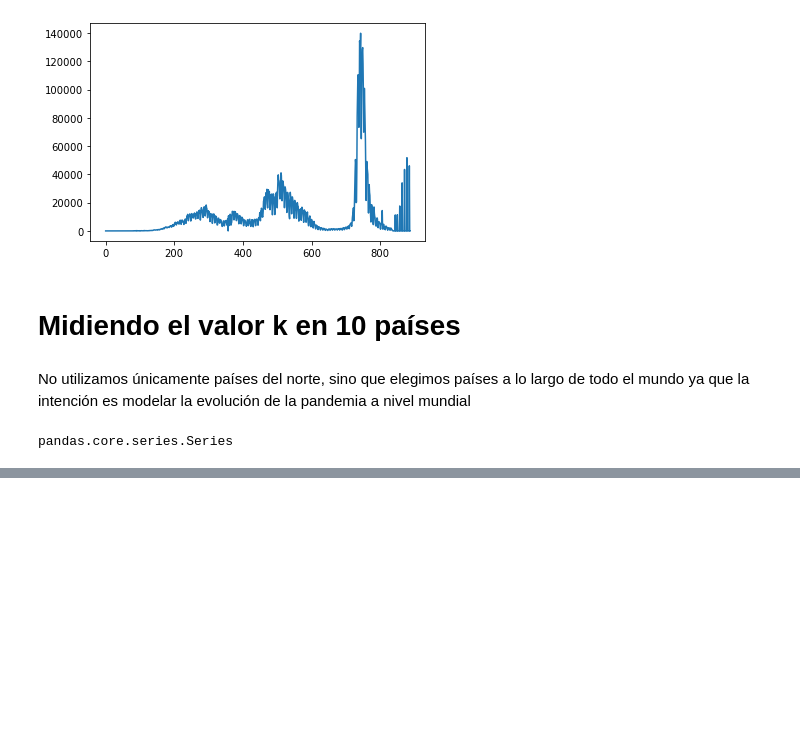
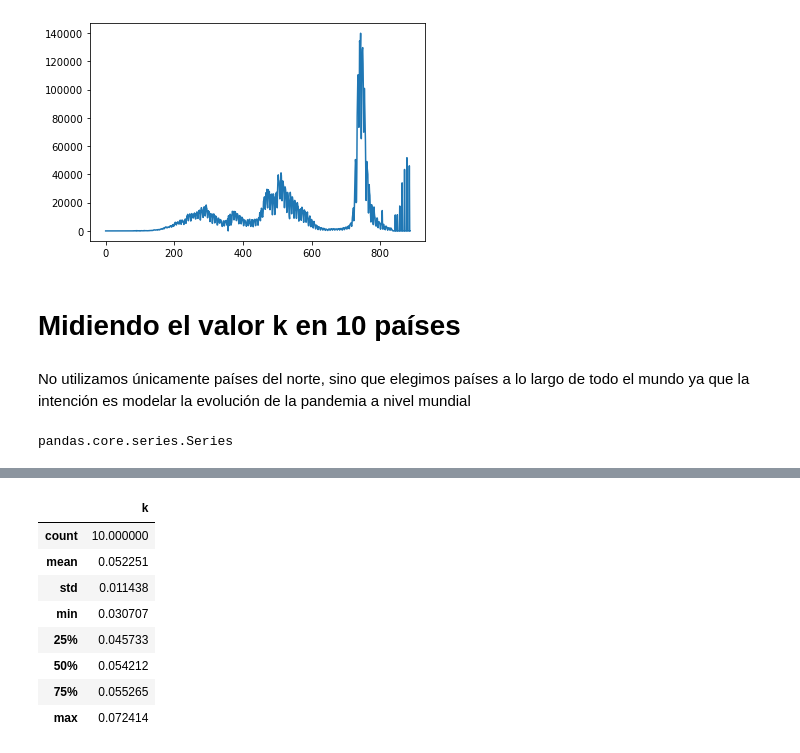
Before and after one commit to NachoRam123/Sprint-4, a Jupyter notebook: proyecto_4.ipynb, the cells around one changed output, grey strips where cells are left out. Drawn from its saved outputs; the diff is of its cells as text; code cells hidden in the pictures; blank space fills up the shorter version.

```diff
--- a/proyecto_4.ipynb
+++ b/proyecto_4.ipynb
@@ -205,0 +313,13 @@ for i in paises_elegidos:
+# %%
+#Vemos la distribucion de k
+df_k.describe()
+# %% [output]
+|  | k |
+| count | 10.000000 |
+| mean | 0.052251 |
+| std | 0.011438 |
+| min | 0.030707 |
+| 25% | 0.045733 |
+| 50% | 0.054212 |
+| 75% | 0.055265 |
+| max | 0.072414 |
```
Also changed, not shown: parts of 12 cells of this notebook.
